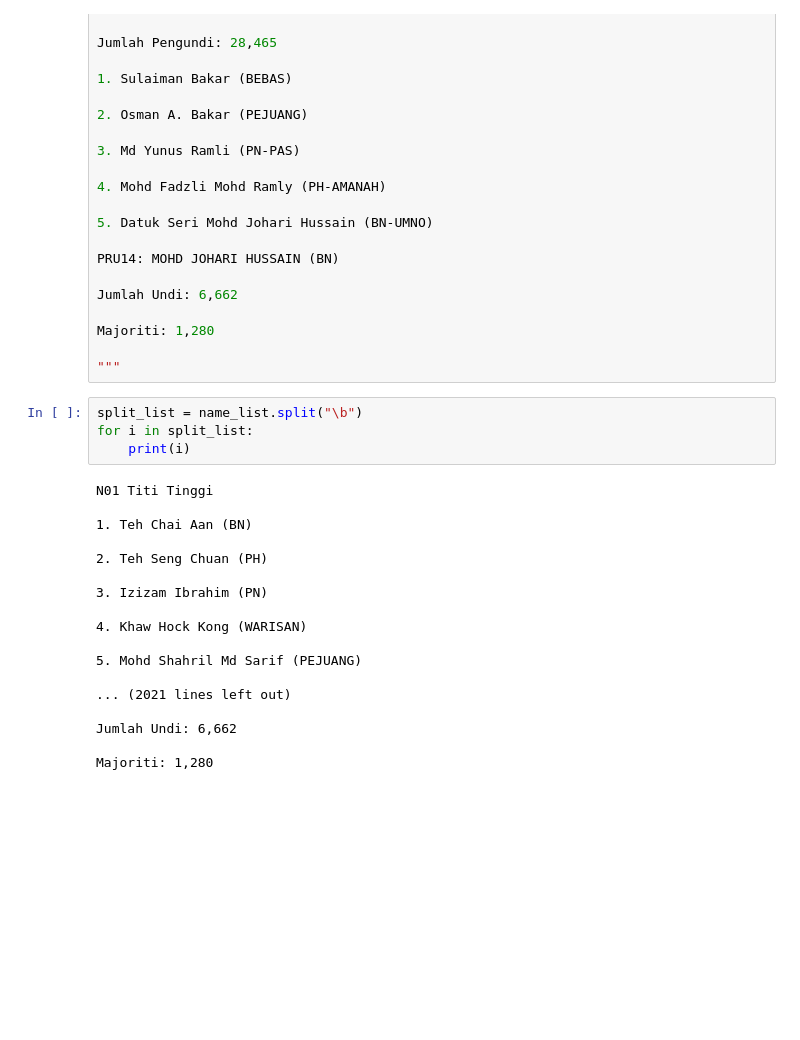
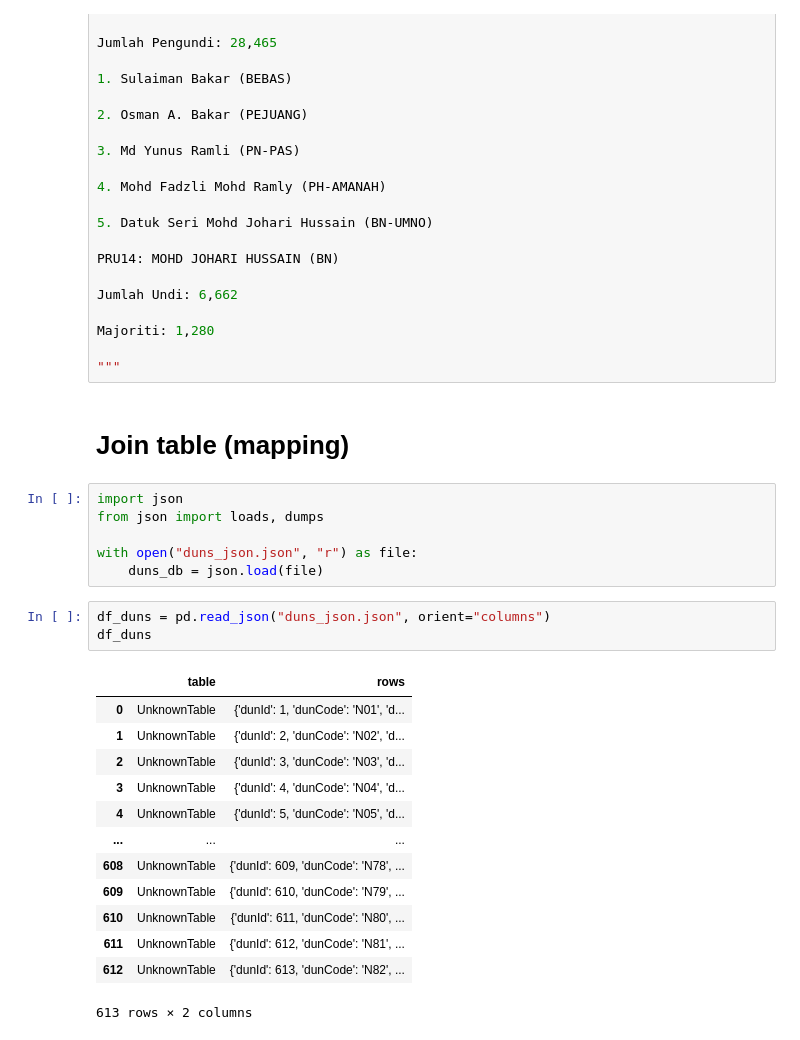
Before and after one commit to INVOKE-Analytics/prn_calon_scraper, a Jupyter notebook: scrap.ipynb, the cells around one changed output. Saved outputs shown, nothing was run; the diff lists cells and outputs as text; blank space fills up the shorter version.

```diff
--- a/scrap.ipynb
+++ b/scrap.ipynb
@@ -2298,25 +2441,28 @@ Jumlah Undi: 6,662
 Majoriti: 1,280
 
 """
-# %%
-split_list = name_list.split("\b")
-for i in split_list:
-    print(i)
-# %% [output]
-N01 Titi Tinggi
-
-1. Teh Chai Aan (BN)
-
-2. Teh Seng Chuan (PH)
-
-3. Izizam Ibrahim (PN)
-
-4. Khaw Hock Kong (WARISAN)
-
-5. Mohd Shahril Md Sarif (PEJUANG)
-
-... (2021 lines left out)
-
-Jumlah Undi: 6,662
-
-Majoriti: 1,280
+# %% [markdown]
+# Join table (mapping)
+# %%
+import json
+from json import loads, dumps
+
+with open("duns_json.json", "r") as file:
+    duns_db = json.load(file)
+# %%
+df_duns = pd.read_json("duns_json.json", orient="columns")
+df_duns
+# %% [output]
+|  | table | rows |
+| 0 | UnknownTable | {'dunId': 1, 'dunCode': 'N01', 'd... |
+| 1 | UnknownTable | {'dunId': 2, 'dunCode': 'N02', 'd... |
+| 2 | UnknownTable | {'dunId': 3, 'dunCode': 'N03', 'd... |
+| 3 | UnknownTable | {'dunId': 4, 'dunCode': 'N04', 'd... |
+| 4 | UnknownTable | {'dunId': 5, 'dunCode': 'N05', 'd... |
+| ... | ... | ... |
+| 608 | UnknownTable | {'dunId': 609, 'dunCode': 'N78', ... |
+| 609 | UnknownTable | {'dunId': 610, 'dunCode': 'N79', ... |
+| 610 | UnknownTable | {'dunId': 611, 'dunCode': 'N80', ... |
+| 611 | UnknownTable | {'dunId': 612, 'dunCode': 'N81', ... |
+| 612 | UnknownTable | {'dunId': 613, 'dunCode': 'N82', ... |
+613 rows × 2 columns
```
Also changed, not shown: parts of 22 cells of this notebook, 4 other files.
